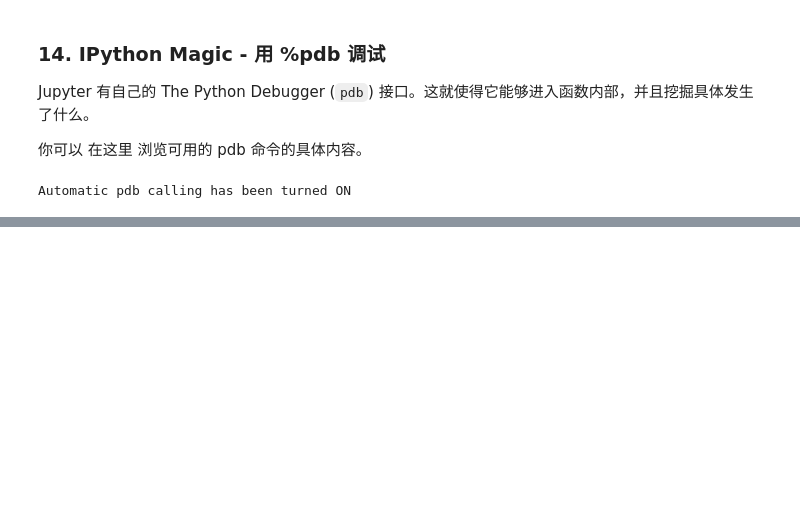
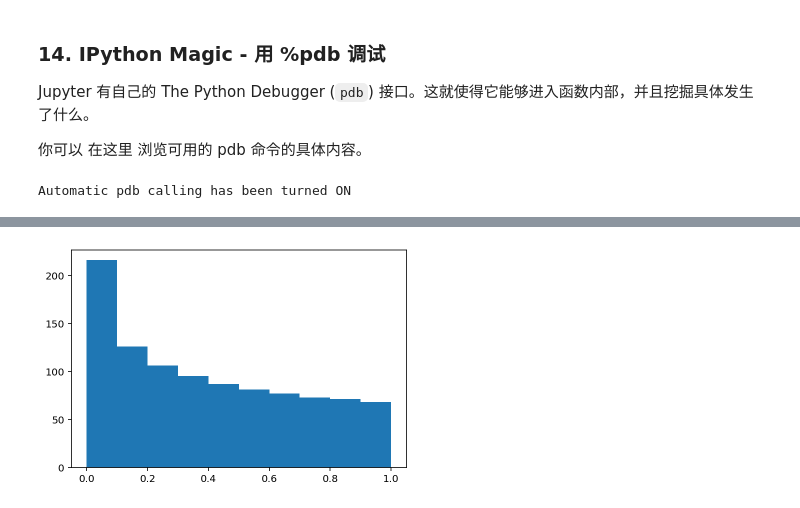
Before and after one commit to nortonlyr/python_practices, a Jupyter notebook: JupyterNotebookSkillsets/Jupyter_Notebook_Skillsets.ipynb, the cells around one changed output, grey strips where cells are left out. Saved outputs shown, nothing was run; the diff lists cells and outputs as text; code cells hidden in the pictures; blank space fills up the shorter version.

```diff
--- a/JupyterNotebookSkillsets/Jupyter_Notebook_Skillsets.ipynb
+++ b/JupyterNotebookSkillsets/Jupyter_Notebook_Skillsets.ipynb
@@ -233,0 +267,5 @@ Automatic pdb calling has been turned ON
+# %%
+# 通过添加一个分号在后面，就可以抑制这段输出。
+plt.hist(x);
+# %% [output]
+[figure, added]
```
Also changed, not shown: parts of 6 cells of this notebook.
